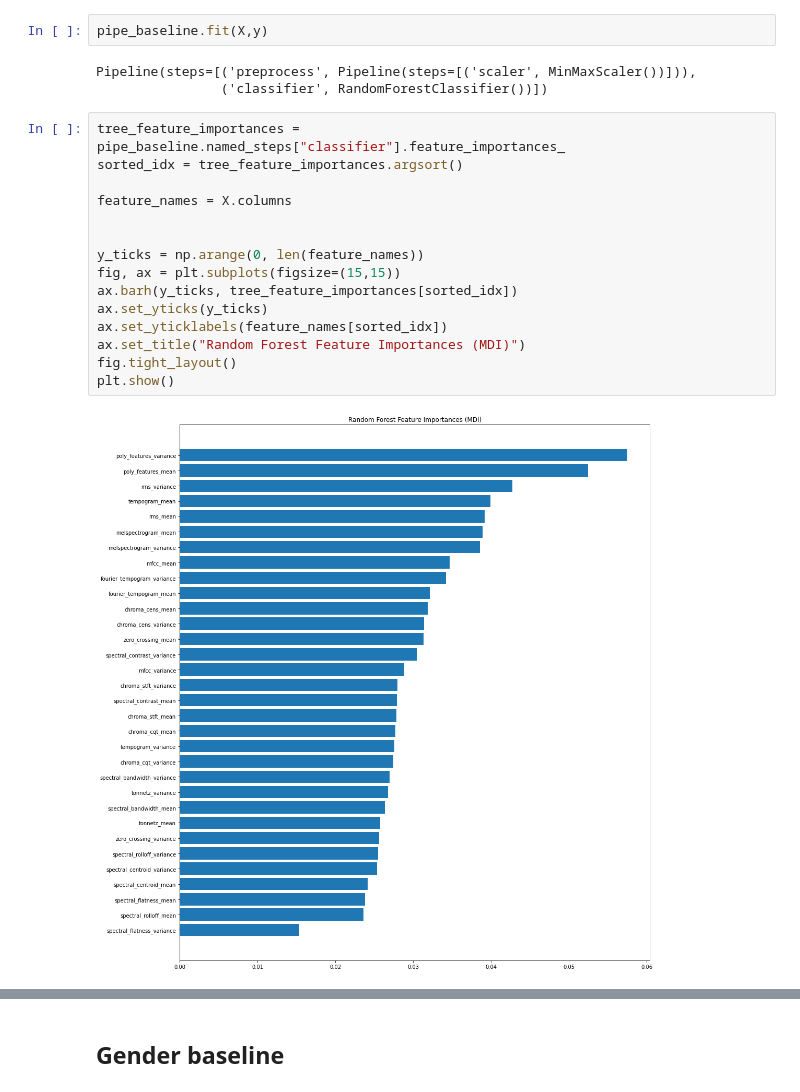
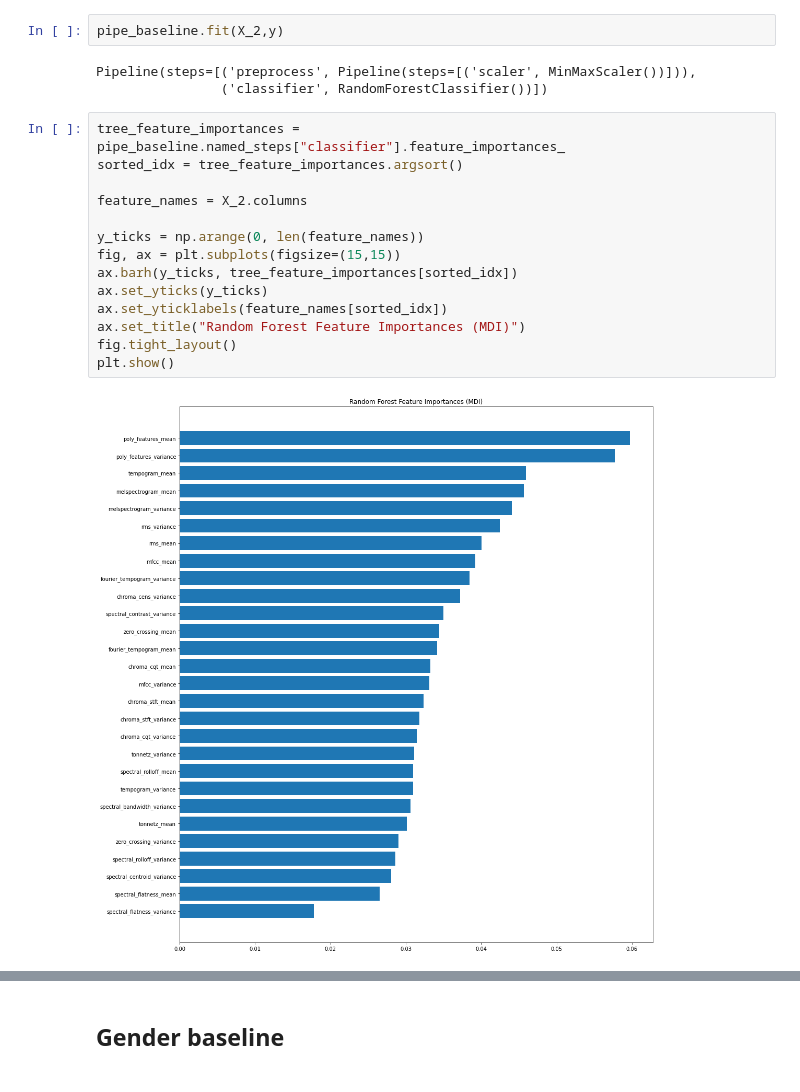
Before and after one commit to geowilso/speech-emotion-recognition, a Jupyter notebook: notebooks/geowilso_data_exploration.ipynb, the cells around one changed output, grey strips where cells are left out. Saved outputs shown, nothing was run; the diff lists cells and outputs as text.

```diff
--- a/notebooks/geowilso_data_exploration.ipynb
+++ b/notebooks/geowilso_data_exploration.ipynb
@@ -576,22 +591,21 @@ Better than a random guess
 # %%
-pipe_baseline.fit(X,y)
+pipe_baseline.fit(X_2,y)
 # %% [output]
 Pipeline(steps=[('preprocess', Pipeline(steps=[('scaler', MinMaxScaler())])),
                 ('classifier', RandomForestClassifier())])
 # %%
 tree_feature_importances = pipe_baseline.named_steps["classifier"].feature_importances_
 sorted_idx = tree_feature_importances.argsort()
 
-feature_names = X.columns
-
+feature_names = X_2.columns
 
 y_ticks = np.arange(0, len(feature_names))
 fig, ax = plt.subplots(figsize=(15,15))
 ax.barh(y_ticks, tree_feature_importances[sorted_idx])
 ax.set_yticks(y_ticks)
 ax.set_yticklabels(feature_names[sorted_idx])
 ax.set_title("Random Forest Feature Importances (MDI)")
 fig.tight_layout()
 plt.show()
 # %% [output]
-[figure, old version]
+[figure, new version]
```
Also changed, not shown: parts of 11 cells of this notebook.
